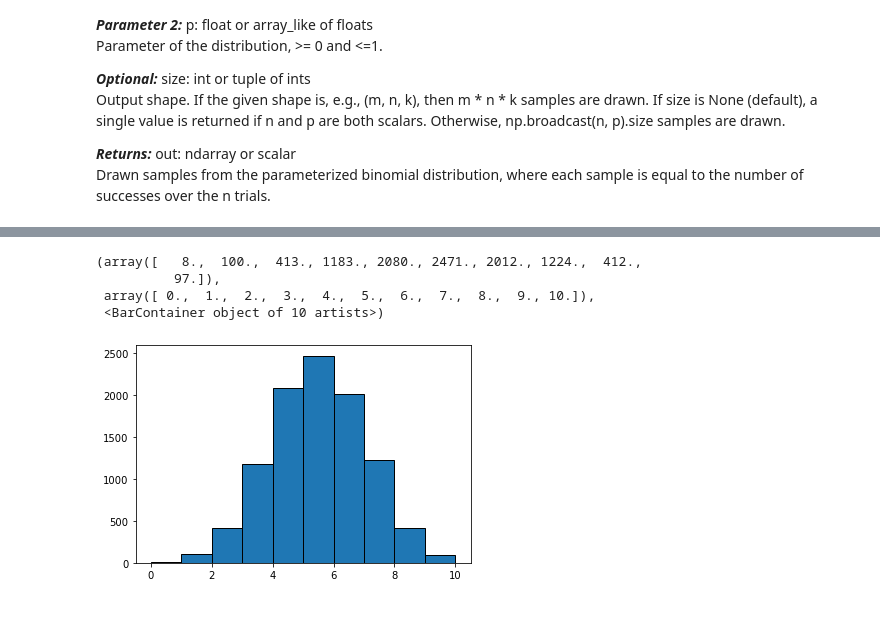
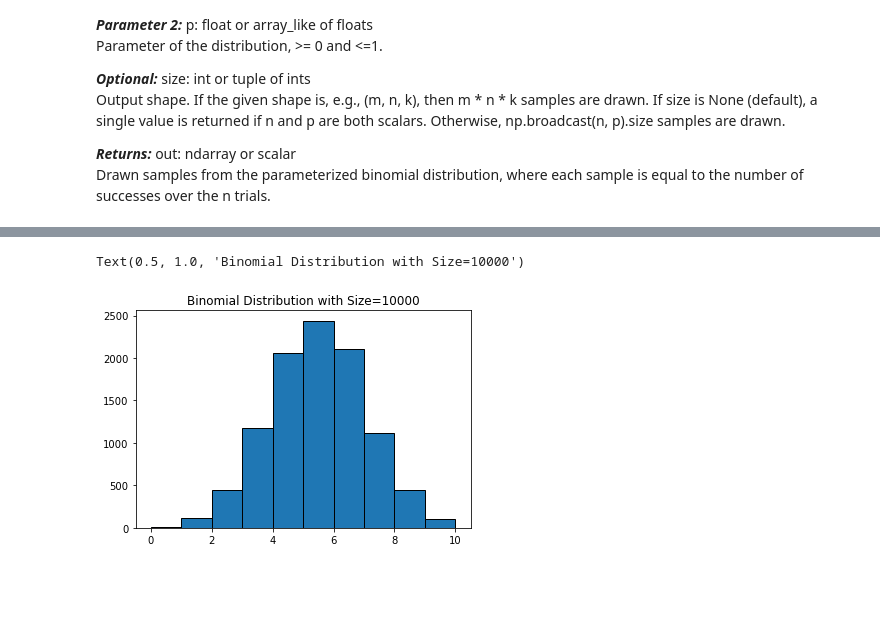
Before and after one commit to G00398258/progforda_assignment, a Jupyter notebook: progda_assignment.ipynb, the cells around one changed output, grey strips where cells are left out. Cells and saved outputs as stored; diff of their text form; code cells hidden in the pictures.

```diff
--- a/progda_assignment.ipynb
+++ b/progda_assignment.ipynb
@@ -534,14 +558,12 @@ plt.hist(luck,edgecolor='black')
 # %%
-# Notice that the more the size increases, the more it resembles the normal distribution plot
+# Here it looks almost exactly the same
 n, p = 10, 0.5
-luck = np.random.binomial(n,p,size=10000)
-plt.hist(luck,edgecolor='black')
+biggersample = np.random.binomial(n,p,size=10000)
+plt.hist(biggersample,edgecolor='black')
+plt.title("Binomial Distribution with Size=10000")
 # %% [output]
-(array([   8.,  100.,  413., 1183., 2080., 2471., 2012., 1224.,  412.,
-          97.]),
- array([ 0.,  1.,  2.,  3.,  4.,  5.,  6.,  7.,  8.,  9., 10.]),
- <BarContainer object of 10 artists>)
+Text(0.5, 1.0, 'Binomial Distribution with Size=10000')
-[figure, old version]
+[figure, new version]
 # %% [markdown]
 <br>
 # %% [markdown]
```
Also changed, not shown: parts of 82 cells of this notebook.
